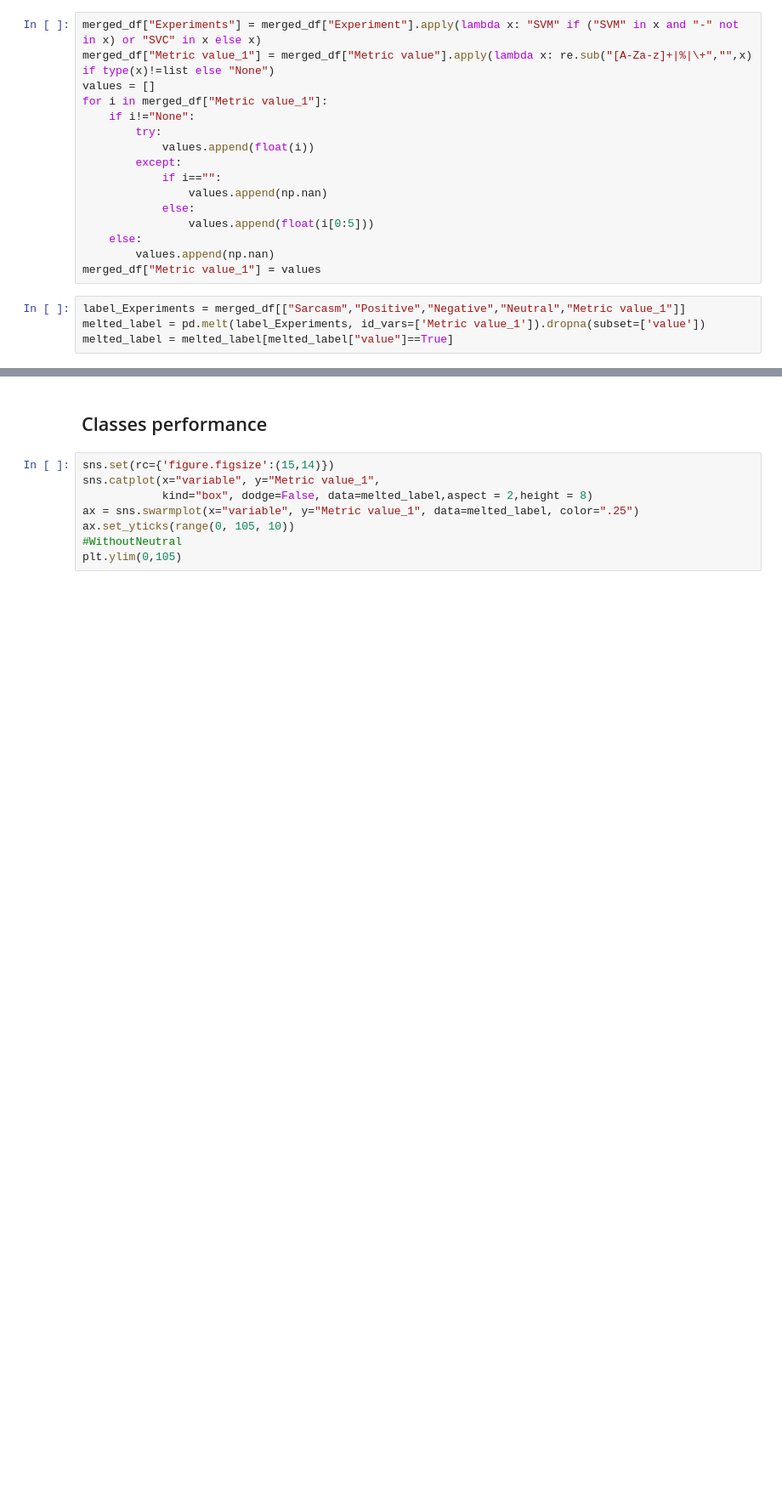
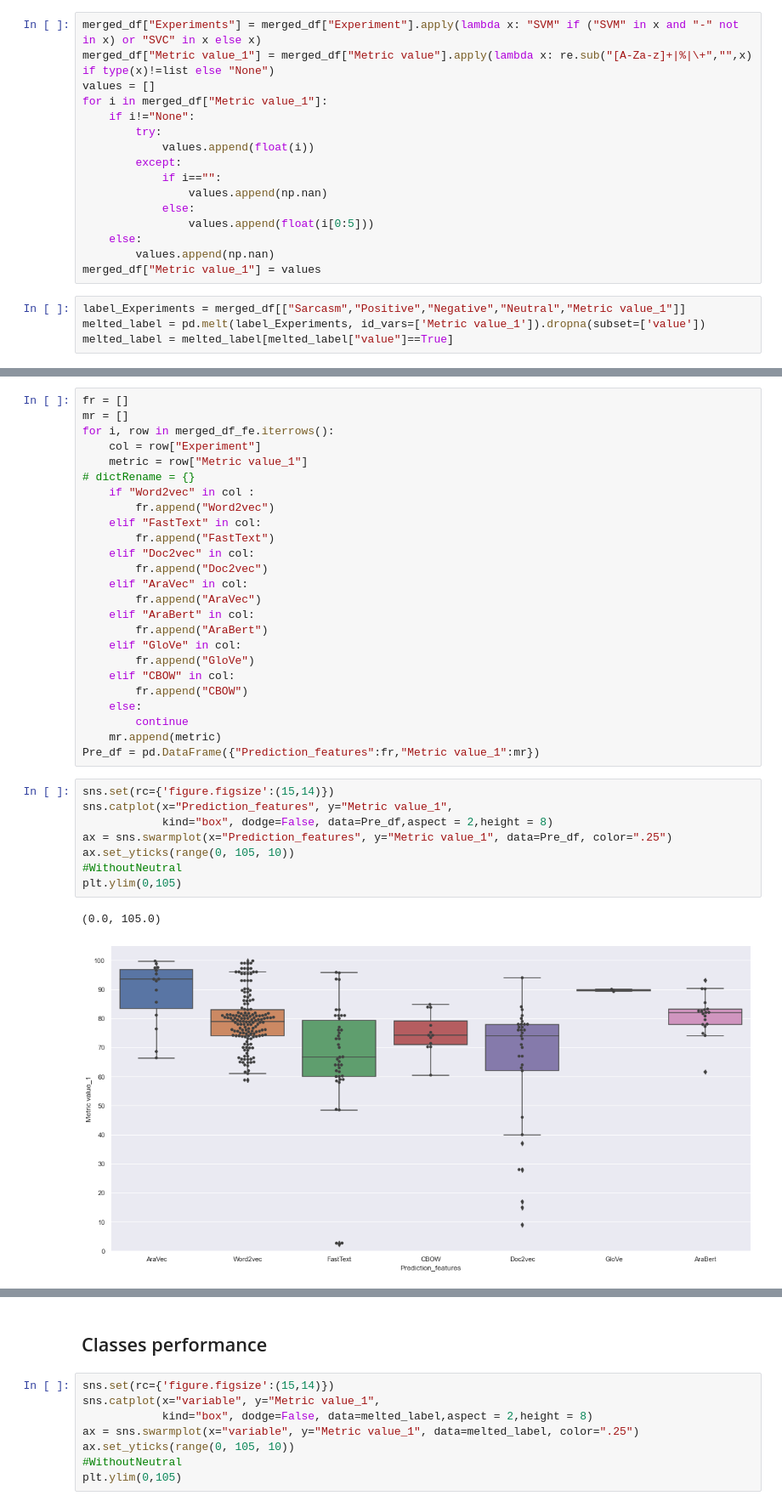
Before and after one commit to YassirMatrane/slr_phd, a Jupyter notebook: SLR-jupyter.ipynb, the cells around one changed output, grey strips where cells are left out. Shown at 85% size. Cells and saved outputs as stored; diff of their text form; blank space fills up the shorter version.

```diff
--- a/SLR-jupyter.ipynb
+++ b/SLR-jupyter.ipynb
@@ -652,0 +669,36 @@ merged_df
+# %%
+fr = []
+mr = []
+for i, row in merged_df_fe.iterrows():
+    col = row["Experiment"]
+    metric = row["Metric value_1"]
+# dictRename = {}
+    if "Word2vec" in col :
+        fr.append("Word2vec")
+    elif "FastText" in col:
+        fr.append("FastText")
+    elif "Doc2vec" in col:
+        fr.append("Doc2vec")
+    elif "AraVec" in col:
+        fr.append("AraVec")
+    elif "AraBert" in col:
+        fr.append("AraBert")
+    elif "GloVe" in col:
+        fr.append("GloVe")
+    elif "CBOW" in col:
+        fr.append("CBOW")
+    else:
+        continue
+    mr.append(metric)
+Pre_df = pd.DataFrame({"Prediction_features":fr,"Metric value_1":mr})
+# %%
+sns.set(rc={'figure.figsize':(15,14)})
+sns.catplot(x="Prediction_features", y="Metric value_1",
+            kind="box", dodge=False, data=Pre_df,aspect = 2,height = 8)
+ax = sns.swarmplot(x="Prediction_features", y="Metric value_1", data=Pre_df, color=".25")
+ax.set_yticks(range(0, 105, 10))
+#WithoutNeutral
+plt.ylim(0,105)
+# %% [output]
+(0.0, 105.0)
+[figure, added]
```
Also changed, not shown: parts of 13 cells of this notebook.
